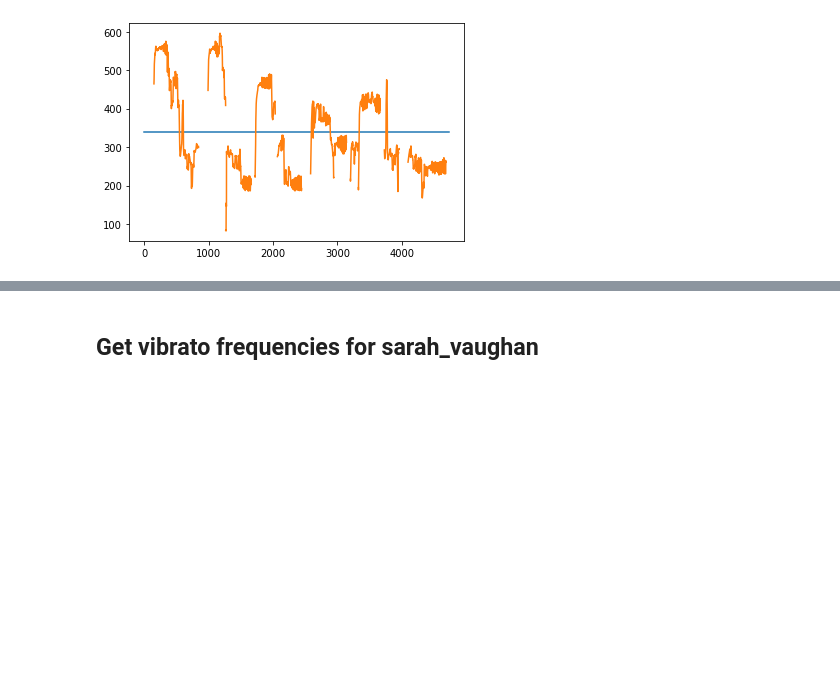
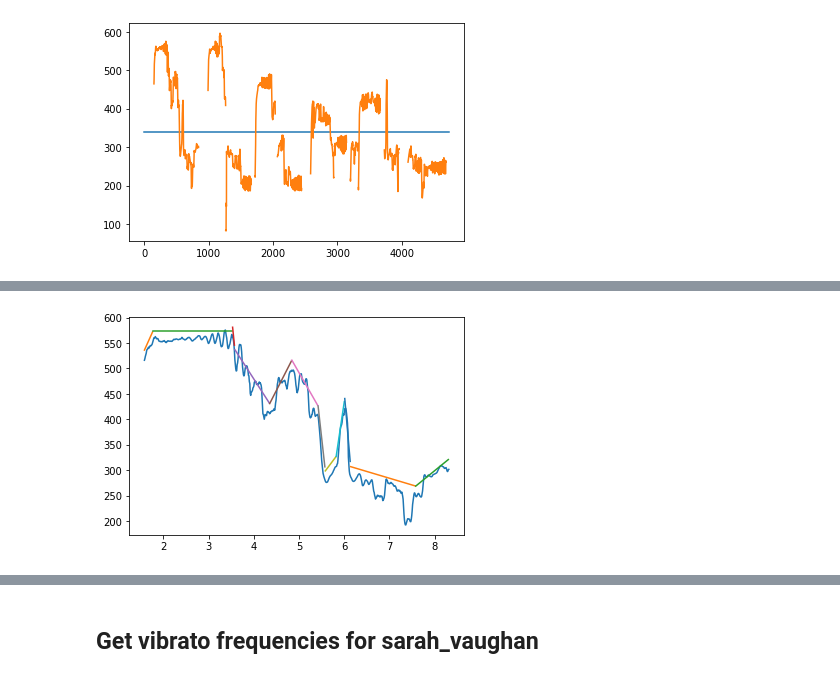
Before and after one commit to EvanSamaa/jali_sing, a Jupyter notebook: Singing Analysis.ipynb, the cells around one changed output, grey strips where cells are left out. Saved outputs shown, nothing was run; the diff lists cells and outputs as text; code cells hidden in the pictures; blank space fills up the shorter version.

```diff
--- a/Singing Analysis.ipynb
+++ b/Singing Analysis.ipynb
@@ -591,0 +630,18 @@ plt.imshow(M)
+# %%
+# input
+# interval, xs, frequency, phoneme_intervals
+freq = aligned_audio.pitch.selected_array["frequency"]
+xs = aligned_audio.pitch.xs()
+phoneme_interval_index = get_subarrays_indexes_from_time_interval(phoneme_intervals, xs)
+# smooth frequency so it does not have sudden jumps during silence
+freq[freq==0] = np.nan
+# use interpolation to deal with missing value in the pitch prediction
+f = interp1d(xs, freq, kind="linear")
+xs_interval = xs[interval[0]:interval[1]]
+freq_interval = f(xs_interval)
+padded_freq_interval = np.pad(freq_interval, [sigma*2, sigma*2], mode = "constant", constant_values = [
+freq_interval[:sigma*2].mean(), freq_interval[sigma:].mean()])
+smoothed_freq = convolve(padded_freq_interval, window, mode="same")[sigma*2:-sigma*2]
+
+x = xs[interval[0]:interval[1]]
+y = f(x)
@@ -591,0 +704,7 @@ plt.imshow(M)
+# %%
+plt.plot(x, y)
+for i in range(0, len(pitch_intervals)):
+    plt.plot(x[pitch_intervals[i][0]:pitch_intervals[i][1]],
+         20 + (x[pitch_intervals[i][0]:pitch_intervals[i][1]] - x[pitch_intervals[i][0]]) * pitch_slope[i] + y[pitch_intervals[i][0]])
+# %% [output]
+[figure, added]
```
Also changed, not shown: parts of 21 cells of this notebook, 2 other files.
